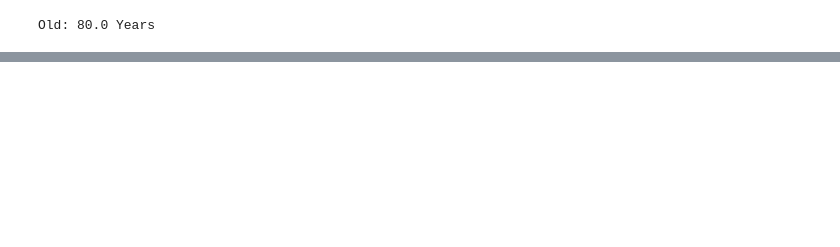
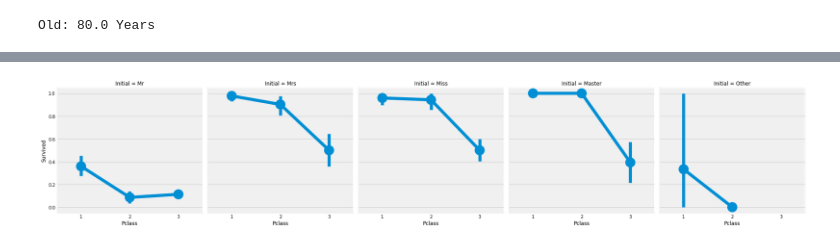
Before and after one commit to yunyunjin/Kaggle, a Jupyter notebook: eda-to-prediction-dietanic.ipynb, the cells around one changed output, grey strips where cells are left out. Cells and saved outputs as stored; diff of their text form; code cells hidden in the pictures; blank space fills up the shorter version.

```diff
--- a/eda-to-prediction-dietanic.ipynb
+++ b/eda-to-prediction-dietanic.ipynb
@@ -112,0 +176,5 @@ Old: 80.0 Years
+# %%
+sns.factorplot('Pclass', 'Survived', col='Initial', data=data)
+plt.show()
+# %% [output]
+[figure, added]
```
Also changed, not shown: parts of 13 cells of this notebook.
